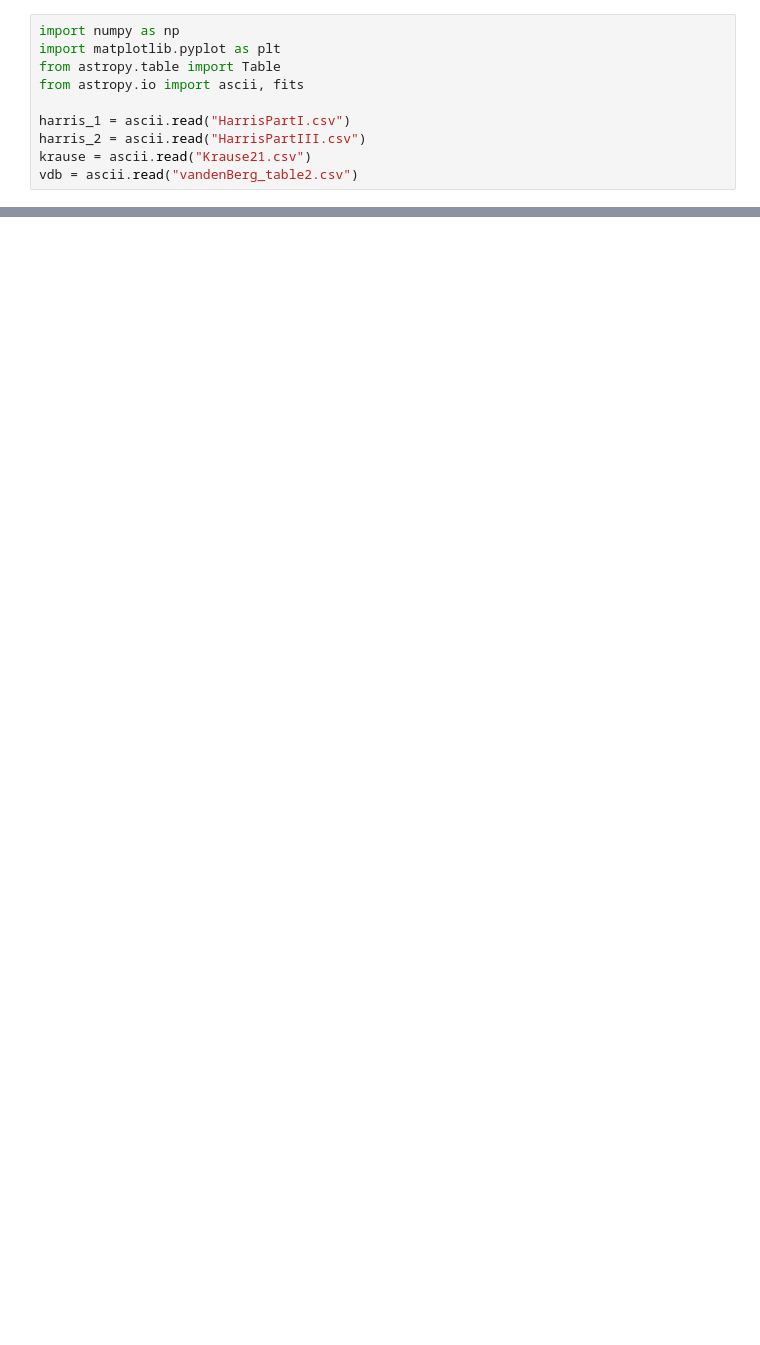
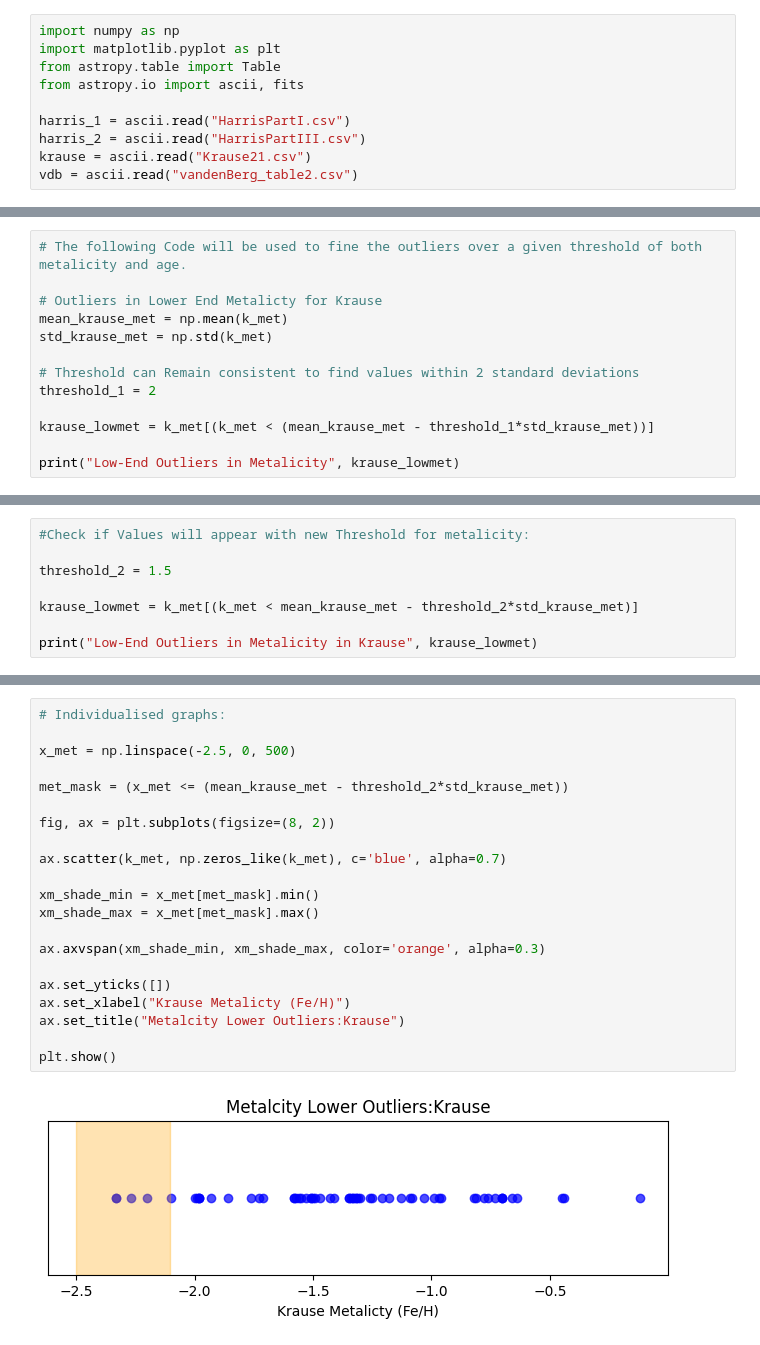
Before and after one commit to laychristian01-svg/Supermassive-Blackholes, a Jupyter notebook: Notebooks/Glob_Clust_met.ipynb, the cells around one changed output, grey strips where cells are left out. Cells and saved outputs as stored; diff of their text form; blank space fills up the shorter version.

```diff
--- a/Notebooks/Glob_Clust_met.ipynb
+++ b/Notebooks/Glob_Clust_met.ipynb
@@ -37,0 +92,13 @@ vdb = ascii.read("vandenBerg_table2.csv")
+# %%
+# The following Code will be used to fine the outliers over a given threshold of both metalicity and age.
+
+# Outliers in Lower End Metalicty for Krause
+mean_krause_met = np.mean(k_met)
+std_krause_met = np.std(k_met)
+
+# Threshold can Remain consistent to find values within 2 standard deviations
+threshold_1 = 2
+
+krause_lowmet = k_met[(k_met < (mean_krause_met - threshold_1*std_krause_met))]
+
+print("Low-End Outliers in Metalicity", krause_lowmet)
@@ -37,0 +143,8 @@ vdb = ascii.read("vandenBerg_table2.csv")
+# %%
+#Check if Values will appear with new Threshold for metalicity:
+
+threshold_2 = 1.5
+
+krause_lowmet = k_met[(k_met < mean_krause_met - threshold_2*std_krause_met)]
+
+print("Low-End Outliers in Metalicity in Krause", krause_lowmet)
@@ -37,0 +197,23 @@ vdb = ascii.read("vandenBerg_table2.csv")
+# %%
+# Individualised graphs:
+
+x_met = np.linspace(-2.5, 0, 500)
+
+met_mask = (x_met <= (mean_krause_met - threshold_2*std_krause_met))
+
+fig, ax = plt.subplots(figsize=(8, 2))
+
+ax.scatter(k_met, np.zeros_like(k_met), c='blue', alpha=0.7)
+
+xm_shade_min = x_met[met_mask].min()
+xm_shade_max = x_met[met_mask].max()
+
+ax.axvspan(xm_shade_min, xm_shade_max, color='orange', alpha=0.3)
+
+ax.set_yticks([])
+ax.set_xlabel("Krause Metalicty (Fe/H)")
+ax.set_title("Metalcity Lower Outliers:Krause")
+
+plt.show()
+# %% [output]
+[figure, added]
```
Also changed, not shown: parts of 17 cells of this notebook.
